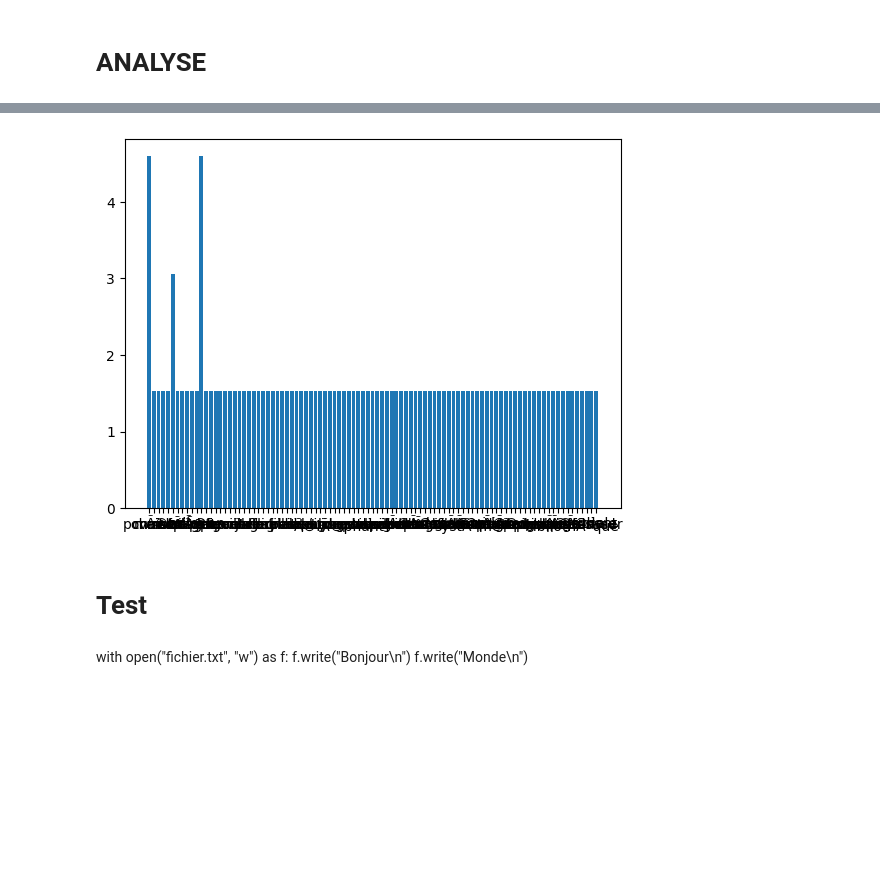
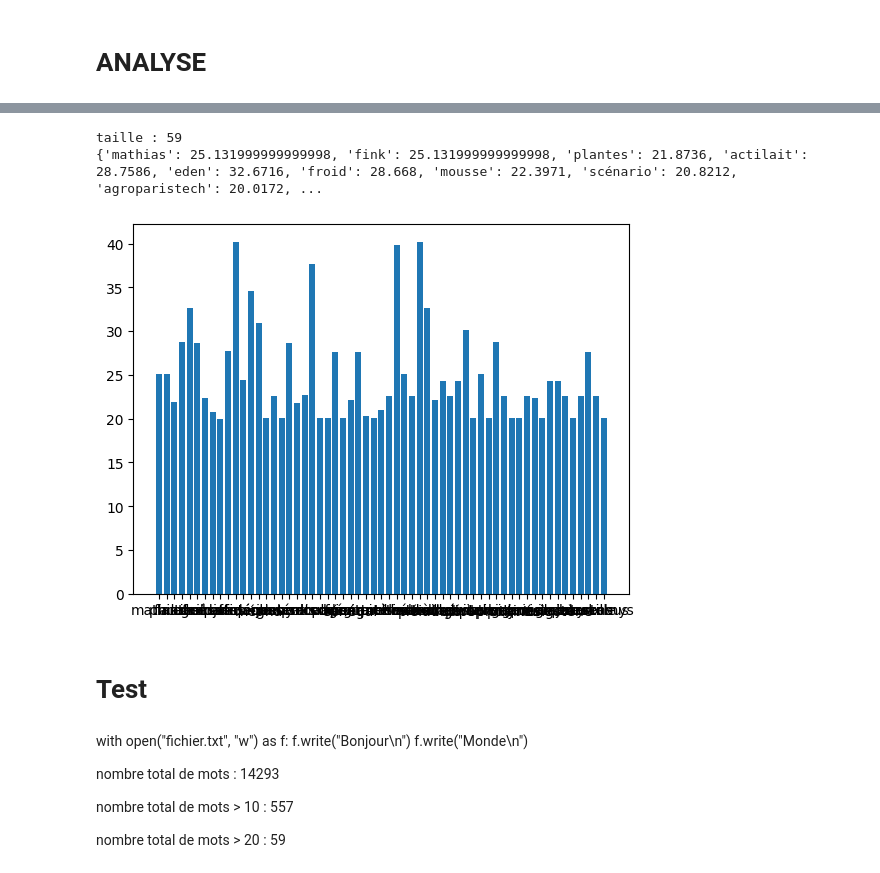
Before and after one commit to chrisJoice/Projet-LO17, a Jupyter notebook: draft/bryan_td2.ipynb, the cells around one changed output, grey strips where cells are left out. Saved outputs shown, nothing was run; the diff lists cells and outputs as text; code cells hidden in the pictures; blank space fills up the shorter version.

```diff
--- a/draft/bryan_td2.ipynb
+++ b/draft/bryan_td2.ipynb
@@ -204,6 +231,6 @@ def courbe_analytique(fichier, id_doc):
 
     plt.show()
 
-fichier = "fichier_tf_idft.txt"
+fichier = OUTPUT/"fichier_tf_idft.txt"
 courbe_analytique(fichier, 0)
 # %% [output]
@@ -211,38 +238,48 @@ FileNotFoundError: [Errno 2] No such file or directory: 'fichier_tf_idft.txt'
 # %%
 
 frequence = {
     "pomme":3,
     "livre":1,
     "table":2
 }
 
 
-
 def courbe_analytique(fichier, id_doc):
     with open(fichier, 'r') as f :
         lines = f.readlines()
-
+    # frequence vas collecter collecter les données
     frequence = {}
 
+    # le id document c'est pour specifier le document dont on cherche les mots
     if id_doc == 0 :
         for line in lines :
-            frequence[line.split()[0]] = float(line.split()[2])
+            if float(line.split()[2]) > 20 :
+                frequence[line.split()[0]] = float(line.split()[2])
     if id_doc != 0 :
         for line in lines :
             if int(line.split()[1]) == id_doc :
                 frequence[line.split()[0]] = float(line.split()[2])
 
     plt.bar(frequence.keys(), frequence.values())
-
+    print("taille :", len(frequence))
+    print(frequence)
     plt.show()
 
-fichier = "fichier_tf_idft.txt"
+fichier = OUTPUT/"fichier_tf_idft.txt"
 courbe_analytique(fichier, 0)
 # %% [output]
+taille : 59
+{'mathias': 25.131999999999998, 'fink': 25.131999999999998, 'plantes': 21.8736, 'actilait': 28.7586, 'eden': 32.6716, 'froid': 28.668, 'mousse': 22.3971, 'scénario': 20.8212, 'agroparistech': 20.0172, ...
-[figure, old version]
+[figure, new version]
 # %% [markdown]
 # Test
 # %% [markdown]
 with open("fichier.txt", "w") as f:
     f.write("Bonjour\n")
     f.write("Monde\n")
+
+nombre total de mots : 14293
+
+nombre total de mots > 10 : 557
+
+nombre total de mots > 20 : 59
```
Also changed, not shown: parts of 4 cells of this notebook, 5 other files.
